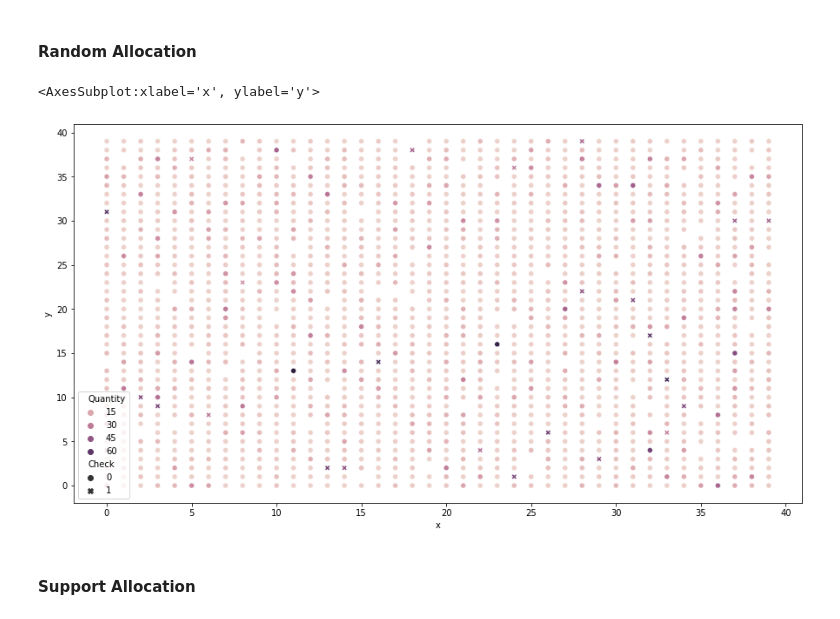
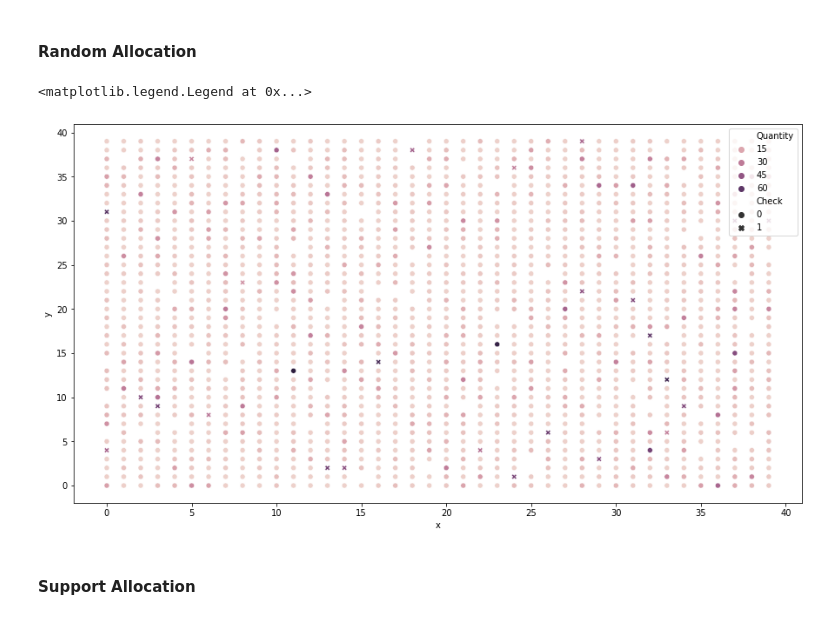
Before and after one commit to Michiel-DK/olist, a Jupyter notebook: data/apriori_test.ipynb, the cells around one changed output. Cells and saved outputs as stored; diff of their text form; code cells hidden in the pictures.

```diff
--- a/data/apriori_test.ipynb
+++ b/data/apriori_test.ipynb
@@ -796,9 +796,10 @@ rules.head()
 # %%
 plt.figure(figsize=(15,8))
 sns.scatterplot(data=wh_random, x='x', y='y', hue='Quantity', style='Check')
+plt.legend(loc='upper right')
 # %% [output]
-<AxesSubplot:xlabel='x', ylabel='y'>
+<matplotlib.legend.Legend at 0x...>
-[figure, old version]
+[figure, new version]
 # %% [markdown]
 #### Support Allocation
 # %%
```
Also changed, not shown: parts of 1 cell of this notebook, 1 other file.
